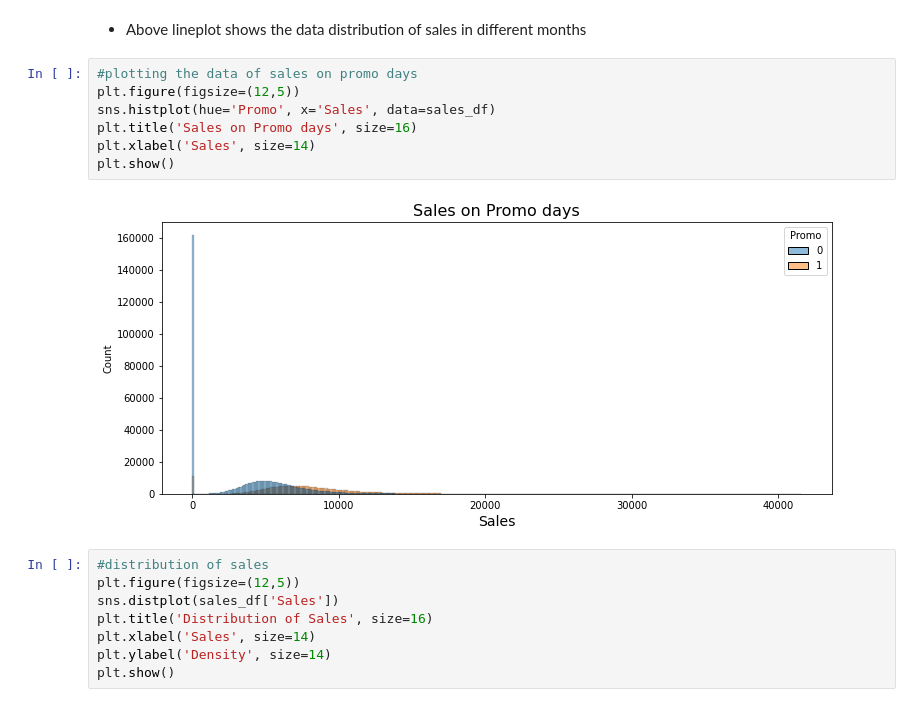
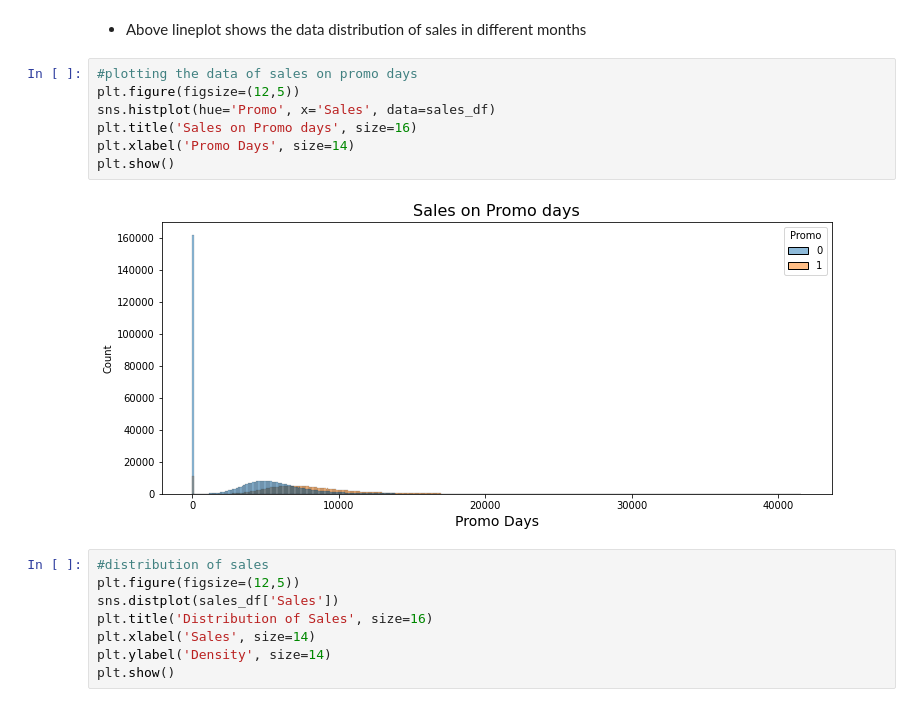
Before and after one commit to Narayan718/Rossmann_stores, a Jupyter notebook: Rossmann.ipynb, the cells around one changed output. Drawn from its saved outputs; the diff is of its cells as text.

```diff
--- a/Rossmann.ipynb
+++ b/Rossmann.ipynb
@@ -313,12 +312,12 @@ plt.show()
 # %%
 #plotting the data of sales on promo days
 plt.figure(figsize=(12,5))
 sns.histplot(hue='Promo', x='Sales', data=sales_df)
 plt.title('Sales on Promo days', size=16)
-plt.xlabel('Sales', size=14)
+plt.xlabel('Promo Days', size=14)
 plt.show()
 # %% [output]
-[figure, old version]
+[figure, new version]
 # %%
 #distribution of sales
 plt.figure(figsize=(12,5))
```
Also changed, not shown: parts of 18 cells of this notebook.
